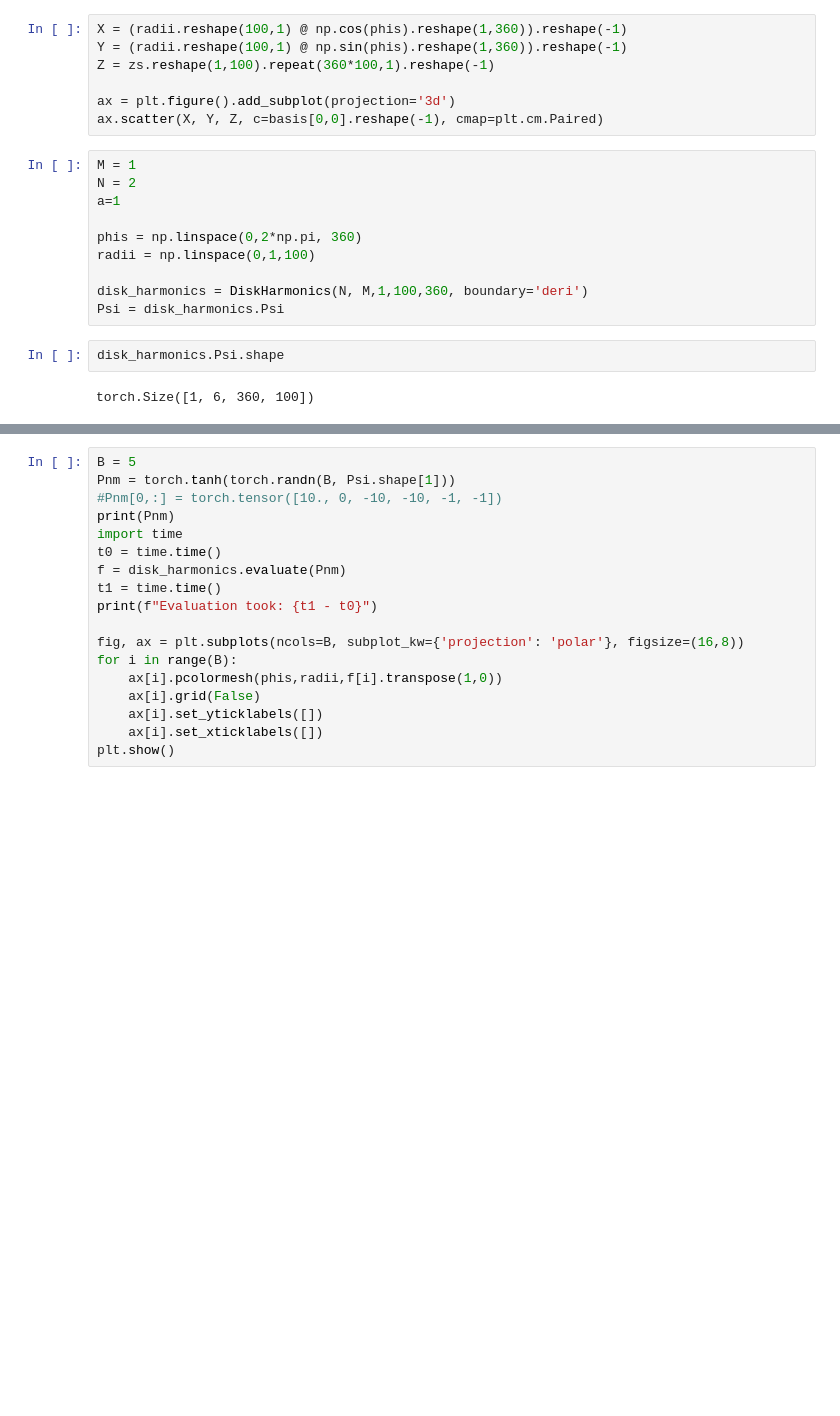
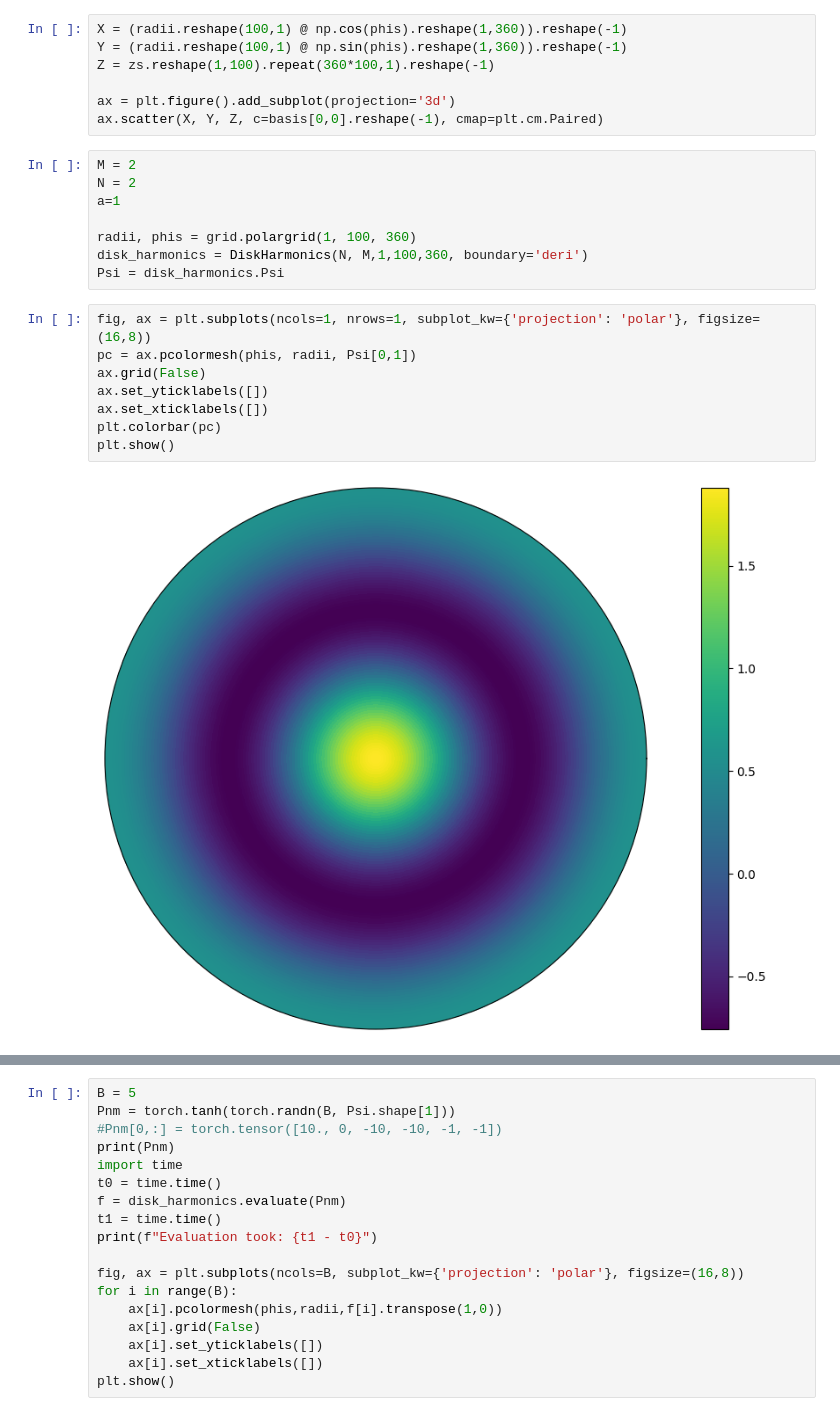
Before and after one commit to ColinKohler/fourier_value_functions, a Jupyter notebook: notebooks/PolarFourierTransform.ipynb, the cells around one changed output, grey strips where cells are left out. Saved outputs shown, nothing was run; the diff lists cells and outputs as text; blank space fills up the shorter version.

```diff
--- a/notebooks/PolarFourierTransform.ipynb
+++ b/notebooks/PolarFourierTransform.ipynb
@@ -321,17 +322,21 @@ Z = zs.reshape(1,100).repeat(360*100,1).reshape(-1)
 ax = plt.figure().add_subplot(projection='3d')
 ax.scatter(X, Y, Z, c=basis[0,0].reshape(-1), cmap=plt.cm.Paired)
 # %%
-M = 1
+M = 2
 N = 2
 a=1
 
-phis = np.linspace(0,2*np.pi, 360)
-radii = np.linspace(0,1,100)
-
+radii, phis = grid.polargrid(1, 100, 360)
 disk_harmonics = DiskHarmonics(N, M,1,100,360, boundary='deri')
 Psi = disk_harmonics.Psi
-# %%
-disk_harmonics.Psi.shape
-# %% [output]
-torch.Size([1, 6, 360, 100])
+# %%
+fig, ax = plt.subplots(ncols=1, nrows=1, subplot_kw={'projection': 'polar'}, figsize=(16,8))
+pc = ax.pcolormesh(phis, radii, Psi[0,1])
+ax.grid(False)
+ax.set_yticklabels([])
+ax.set_xticklabels([])
+plt.colorbar(pc)
+plt.show()
+# %% [output]
+[figure, added]
 # %%
```
Also changed, not shown: parts of 5 cells of this notebook, 8 other files.
